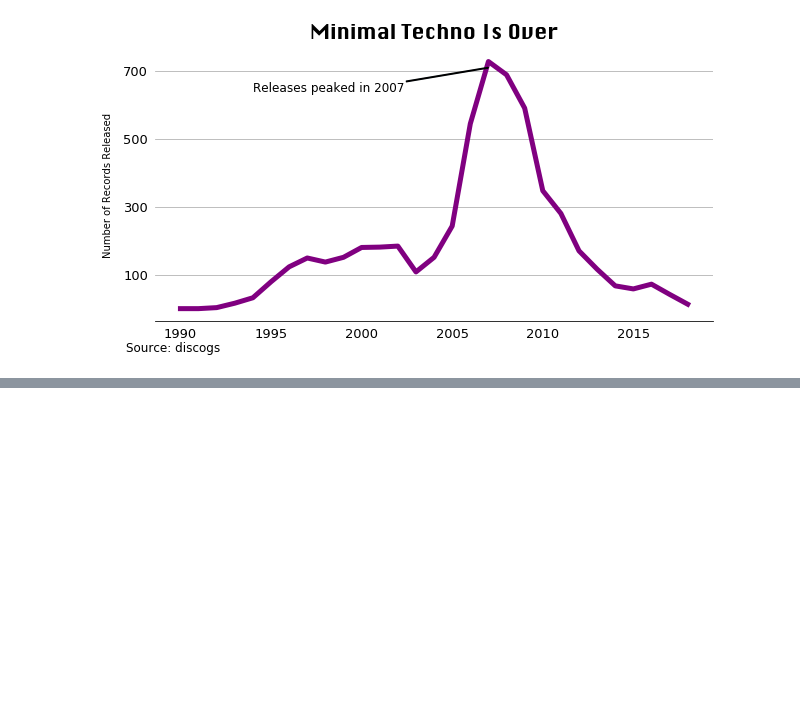
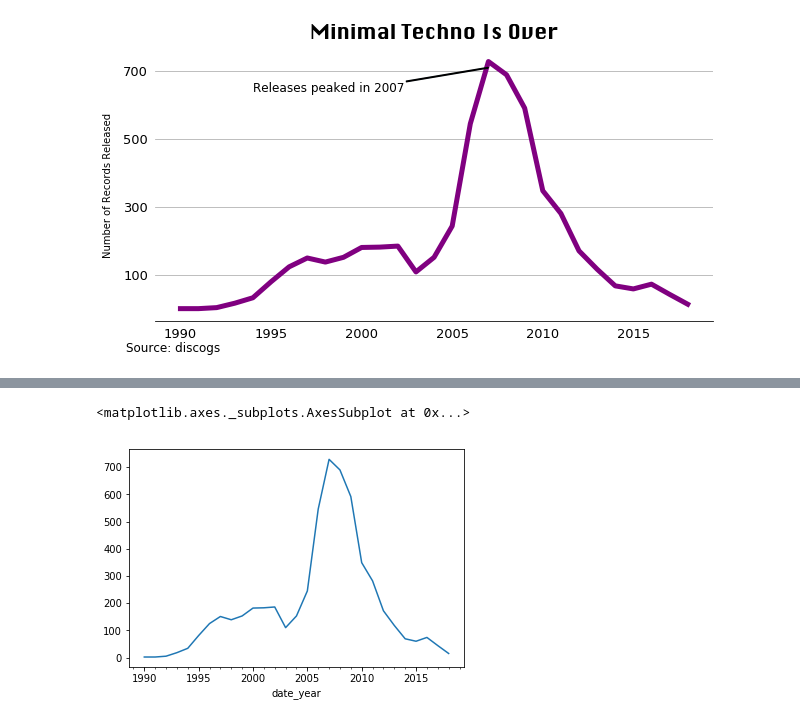
Before and after one commit to maxarvid/data-studio, a Jupyter notebook: code/01_minimal_techno/2. Minimal techno graphing.ipynb, the cells around one changed output, grey strips where cells are left out. Drawn from its saved outputs; the diff is of its cells as text; code cells hidden in the pictures; blank space fills up the shorter version.

```diff
--- a/code/01_minimal_techno/2. Minimal techno graphing.ipynb
+++ b/code/01_minimal_techno/2. Minimal techno graphing.ipynb
@@ -98,0 +117,6 @@ plt.savefig('over_time.pdf')
+# %%
+df['year'] = df['year'].astype(str)
+# %%
+df = df[df.year !='0']
+# %%
+df['date_year'] = pd.to_datetime(df['year'], format='%Y')
@@ -98,0 +133,5 @@ plt.savefig('over_time.pdf')
+# %%
+df.resample('A', on='date_year').count().year.plot()
+# %% [output]
+<matplotlib.axes._subplots.AxesSubplot at 0x...>
+[figure, added]
```
Also changed, not shown: parts of 37 cells of this notebook, 8 other files.
